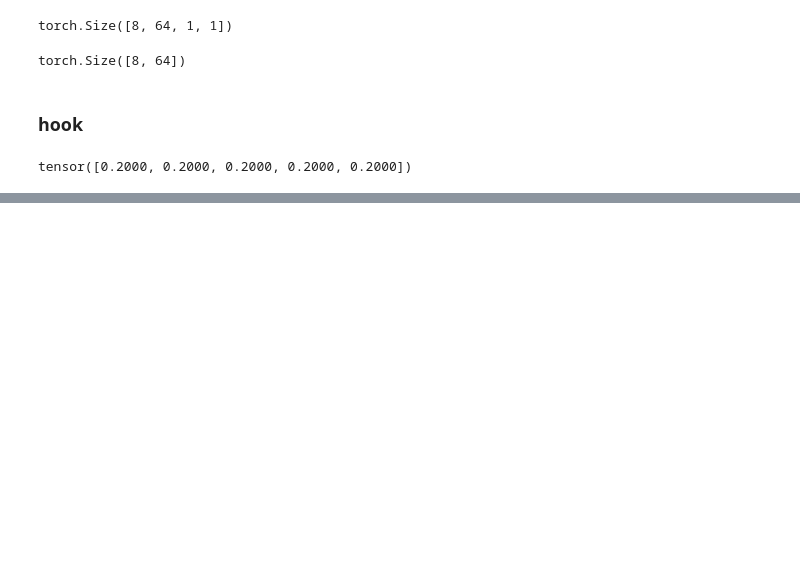
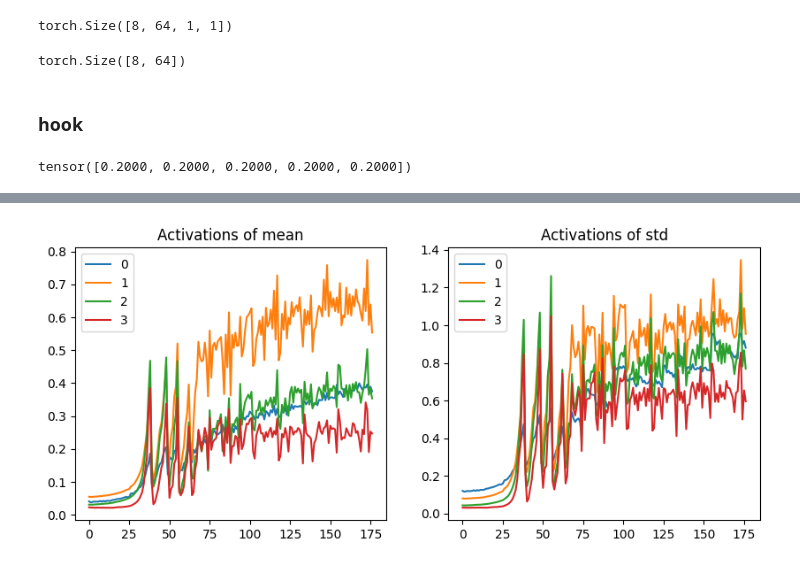
Before and after one commit to Syota-Ymauchi/RNN, a Jupyter notebook: review_cnn.ipynb, the cells around one changed output, grey strips where cells are left out. Saved outputs shown, nothing was run; the diff lists cells and outputs as text; code cells hidden in the pictures; blank space fills up the shorter version.

Commit message:
finish learning activation of cnn

```diff
--- a/review_cnn.ipynb
+++ b/review_cnn.ipynb
@@ -67,0 +136,4 @@ for name, module in conv_model.named_modules():
+# %%
+X = torch.randn(3, 1, 28, 28)
+out = conv_model(X) # ここでshapeが記録される
+outputs
@@ -67,0 +267,18 @@ for name, module in conv_model.named_modules():
+# %%
+conv_model = nn.Sequential(
+    nn.Conv2d(1, 4, kernel_size=3, stride=2, padding=1),
+    nn.ReLU(),
+    nn.Conv2d(4, 8, kernel_size=3, stride=2, padding=1),
+    nn.ReLU(),
+    nn.Conv2d(8, 16, kernel_size=3, stride=2, padding=1),
+    nn.ReLU(),
+    nn.Conv2d(16, 32, kernel_size=3, stride=2, padding=1),
+    nn.ReLU(),
+
+    nn.Flatten(),
+    nn.Linear(128, 10)
+)
+
+act = ActivationStatistics(conv_model)
+opt = optim.SGD(conv_model.parameters(), lr=0.6)
+train_losses, val_losses, val_accuracies = utils.learn(conv_model, train_loader, val_loader, opt, F.cross_entropy, 3)
@@ -67,0 +289,4 @@ for name, module in conv_model.named_modules():
+# %%
+act.plot_statistics()
+# %% [output]
+[figure, added]
```
Also changed, not shown: parts of 24 cells of this notebook, 1 other file.
